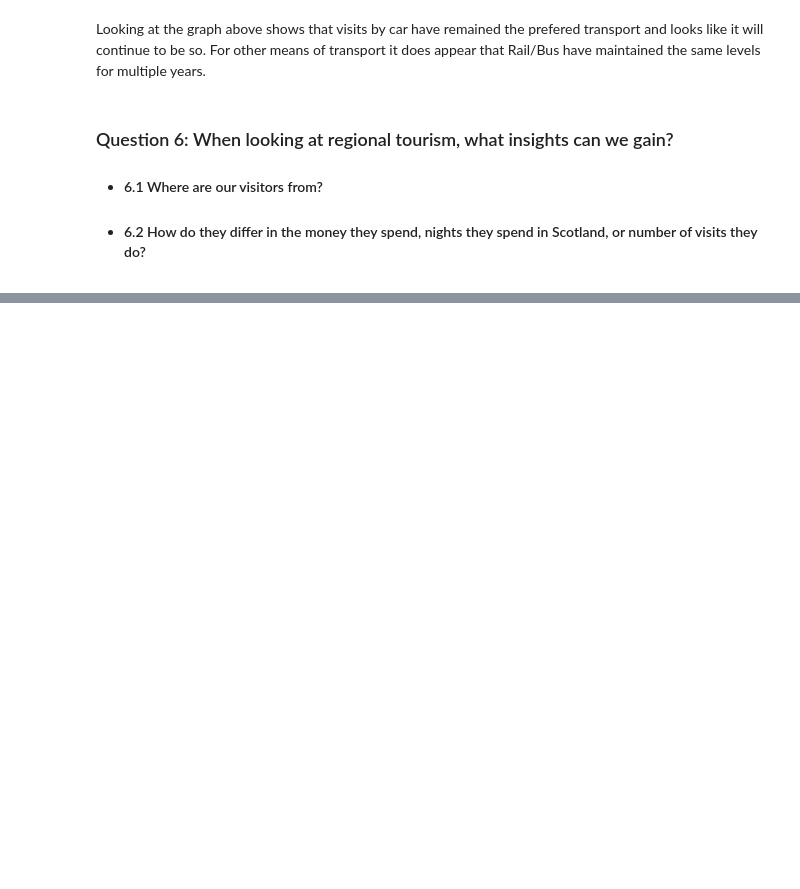
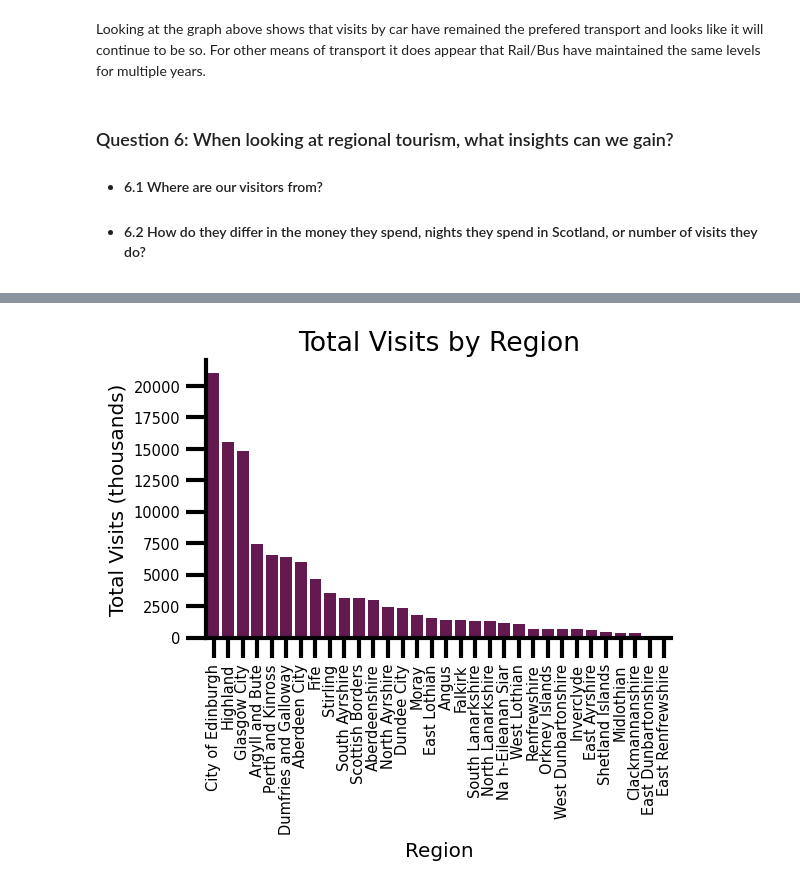
Before and after one commit to mjmarr/visit_scotland_final_project, a Jupyter notebook: Analysis.ipynb, the cells around one changed output, grey strips where cells are left out. Drawn from its saved outputs; the diff is of its cells as text; code cells hidden in the pictures; blank space fills up the shorter version.

```diff
--- a/Analysis.ipynb
+++ b/Analysis.ipynb
@@ -623,0 +677,9 @@ Looking at the graph above shows that visits by car have remained the prefered t
+# %%
+sns.barplot(data = q6_tourism_region_visit, x='region_name', y='total_visits', color='#700e57')
+sns.despine()
+plt.xlabel("Region", fontsize = 12)
+plt.ylabel("Total Visits (thousands)" , fontsize = 12)
+plt.title('Total Visits by Region' , fontsize = 16)
+plt.xticks(rotation = 90);
+# %% [output]
+[figure, added]
```
Also changed, not shown: parts of 15 cells of this notebook.
